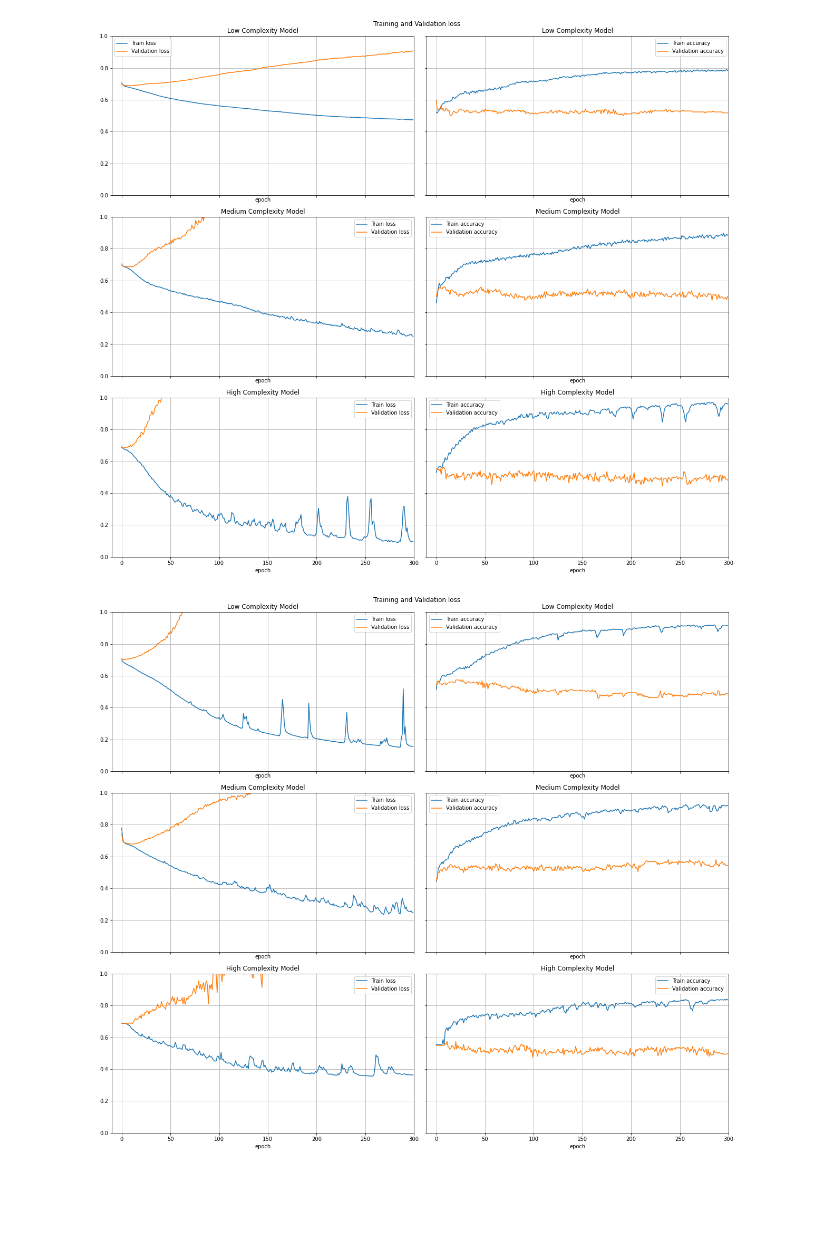
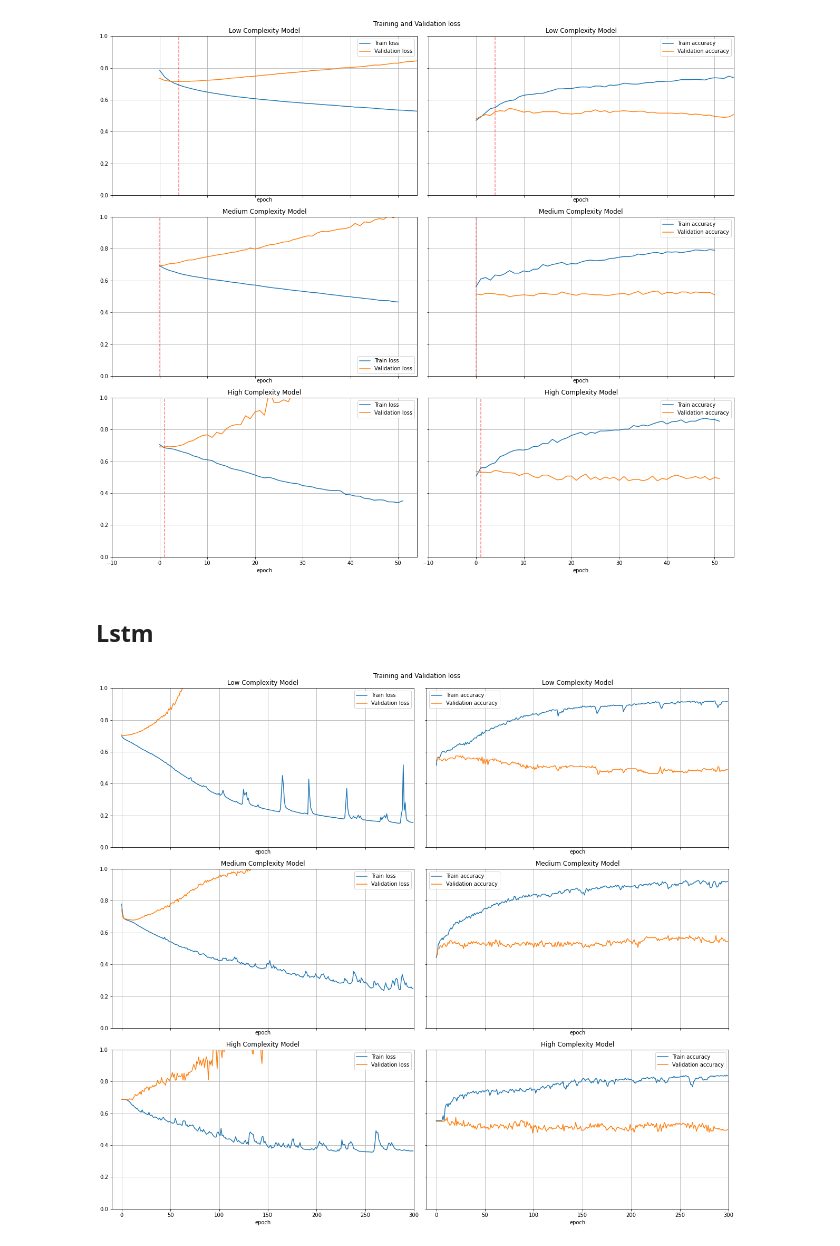
Before and after one commit to LucasMantle/Dissertation, a Jupyter notebook: Overfitting_Code.ipynb, the cells around one changed output. Cells and saved outputs as stored; diff of their text form; code cells hidden in the pictures; blank space fills up the shorter version.

```diff
--- a/Overfitting_Code.ipynb
+++ b/Overfitting_Code.ipynb
@@ -24 +29,6 @@ batch_s = 16
+# %%
+early = keras.callbacks.EarlyStopping(
+    monitor='val_loss', min_delta=0, patience=p, verbose=0,
+    mode='min', baseline=None, restore_best_weights=True
+)
 # %%
@@ -32,22 +46,30 @@ history_simple = model_simple.fit(x_train, y_train, epochs = e, batch_size = bat
 model_medium = keras.models.Sequential()
 model_medium.add(keras.layers.Dense(6, activation = 'relu', kernel_initializer = 'glorot_normal'))
 model_medium.add(keras.layers.Dense(12, activation = 'relu', kernel_initializer = 'glorot_normal'))
-model_medium.add(keras.layers.Dense(24, activation = 'relu', kernel_initializer = 'glorot_normal'))
 model_medium.add(keras.layers.Dense(12, activation = 'relu', kernel_initializer = 'glorot_normal'))
 model_medium.add(keras.layers.Dense(1, activation = 'sigmoid'))
-model_medium.compile(loss = 'binary_crossentropy', optimizer = 'adam', metrics = ['accuracy'])
-history_medium = model_medium.fit(x_train, y_train, epochs = e, batch_size = batch_s, validation_data = (x_test, y_test), verbose = 0)
+model_medium.compile(loss = 'binary_crossentropy', optimizer = opt, metrics = ['accuracy'])
+history_medium = model_medium.fit(x_train, y_train.astype(int), epochs = e, \
+                                  batch_size = batch_s, validation_data = (x_test, y_test),\
+                                  callbacks = [early], verbose = 0)
+
+medium_e = early.stopped_epoch - p
 # %%
 model_complex = keras.models.Sequential()
 model_complex.add(keras.layers.Dense(6, activation = 'relu', kernel_initializer = 'glorot_normal'))
 model_complex.add(keras.layers.Dense(12, activation = 'relu', kernel_initializer = 'glorot_normal'))
 model_complex.add(keras.layers.Dense(32, activation = 'relu', kernel_initializer = 'glorot_normal'))
-model_complex.add(keras.layers.Dense(64, activation = 'relu', kernel_initializer = 'glorot_normal'))
 model_complex.add(keras.layers.Dense(32, activation = 'relu', kernel_initializer = 'glorot_normal'))
 model_complex.add(keras.layers.Dense(12, activation = 'relu', kernel_initializer = 'glorot_normal'))
 model_complex.add(keras.layers.Dense(1, activation = 'sigmoid'))
-model_complex.compile(loss = 'binary_crossentropy', optimizer = 'adam', metrics = ['accuracy'])
-history_complex = model_complex.fit(x_train, y_train, epochs = e, batch_size = batch_s, validation_data = (x_test, y_test), verbose = 0)
+model_complex.compile(loss = 'binary_crossentropy', optimizer = opt, metrics = ['accuracy'])
+history_complex = model_complex.fit(x_train, y_train.astype(int), epochs = e, \
+                                  batch_size = batch_s, validation_data = (x_test, y_test),\
+                                  callbacks = [early], verbose = 0)
+
+complex_e = early.stopped_epoch - p
+# %%
+x_axis = max(simple_e, medium_e, complex_e)
 # %%
 import matplotlib.pyplot as plt
 fig, axs = plt.subplots(3, 2, sharex=True, sharey=True)
@@ -61,9 +83,10 @@ axs[0, 0].plot(history.history['loss'], label='Train loss')
 axs[0, 0].plot(history.history['val_loss'], label='Validation loss')
 axs[0, 0].legend()
 axs[0, 0].grid(True)
-axs[0, 0].set_xlim([-10,e])
+axs[0, 0].set_xlim([-10,x_axis + p])
 axs[0, 0].set_ylim([0,1.0])
 axs[0, 0].set_xlabel('epoch')
+axs[0, 0].axvline(x=simple_e, color='r', linestyle='--', alpha = 0.5)
 
 
 axs[0, 1].set_title('Low Complexity Model')
@@ -71,9 +94,10 @@ axs[0, 1].plot(history.history['accuracy'], label='Train accuracy')
 axs[0, 1].plot(history.history['val_accuracy'], label='Validation accuracy')
 axs[0, 1].legend()
 axs[0, 1].grid(True)
-axs[0, 1].set_xlim([-10,e])
+axs[0, 1].set_xlim([-10,x_axis + p])
 axs[0, 1].set_ylim([0,1.0])
 axs[0, 1].set_xlabel('epoch')
+axs[0, 1].axvline(x=simple_e, color='r', linestyle='--', alpha = 0.5)
 
 
 history = history_medium
@@ -83,9 +107,10 @@ axs[1, 0].plot(history.history['loss'], label='Train loss')
 axs[1, 0].plot(history.history['val_loss'], label='Validation loss')
 axs[1, 0].legend()
 axs[1, 0].grid(True)
-axs[1, 0].set_xlim([-10,e])
+axs[1, 0].set_xlim([-10,x_axis + p])
 axs[1, 0].set_ylim([0,1.0])
 axs[1, 0].set_xlabel('epoch')
+axs[1, 0].axvline(x=medium_e, color='r', linestyle='--', alpha = 0.5)
 
 
 axs[1, 1].set_title('Medium Complexity Model')
@@ -93,37 +118,42 @@ axs[1, 1].plot(history.history['accuracy'], label='Train accuracy')
 axs[1, 1].plot(history.history['val_accuracy'], label='Validation accuracy')
 axs[1, 1].legend()
 axs[1, 1].grid(True)
-axs[1, 1].set_xlim([-10,e])
+axs[1, 1].set_xlim([-10,x_axis+p])
 axs[1, 1].set_ylim([0,1.0])
 axs[1, 1].set_xlabel('epoch')
+axs[1, 1].axvline(x=medium_e, color='r', linestyle='--', alpha = 0.5)
 
 
 history = history_complex
 
 axs[2, 0].set_title('High Complexity Model')
 axs[2, 0].plot(history.history['loss'], label='Train loss')
 axs[2, 0].plot(history.history['val_loss'], label='Validation loss')
 axs[2, 0].legend()
 axs[2, 0].grid(True)
-axs[2, 0].set_xlim([-10,e])
+axs[2, 0].set_xlim([-10,x_axis+p])
 axs[2, 0].set_ylim([0,1.0])
 axs[2, 0].set_xlabel('epoch')
+axs[2, 0].axvline(x=complex_e, color='r', linestyle='--', alpha = 0.5)
 
 
 axs[2, 1].set_title('High Complexity Model')
 axs[2, 1].plot(history.history['accuracy'], label='Train accuracy')
 axs[2, 1].plot(history.history['val_accuracy'], label='Validation accuracy')
 axs[2, 1].legend()
 axs[2, 1].grid(True)
-axs[2, 1].set_xlim([-10,e])
+axs[2, 1].set_xlim([-10,x_axis + p])
 axs[2, 1].set_ylim([0,1.0])
 axs[2, 1].set_xlabel('epoch')
+axs[2, 1].axvline(x=complex_e, color='r', linestyle='--', alpha = 0.5)
 
 plt.tight_layout()
 
 plt.savefig('Plots_ModelOverfitting/ANN.png')
 # %% [output]
-[figure, old version]
+[figure, new version]
+# %% [markdown]
+## Lstm
 # %%
 df = pd.read_csv('Data/Cleaned/NoFG_Prior_Present.csv')
 # %%
```
Also changed, not shown: parts of 5 cells of this notebook, 17 other files.
